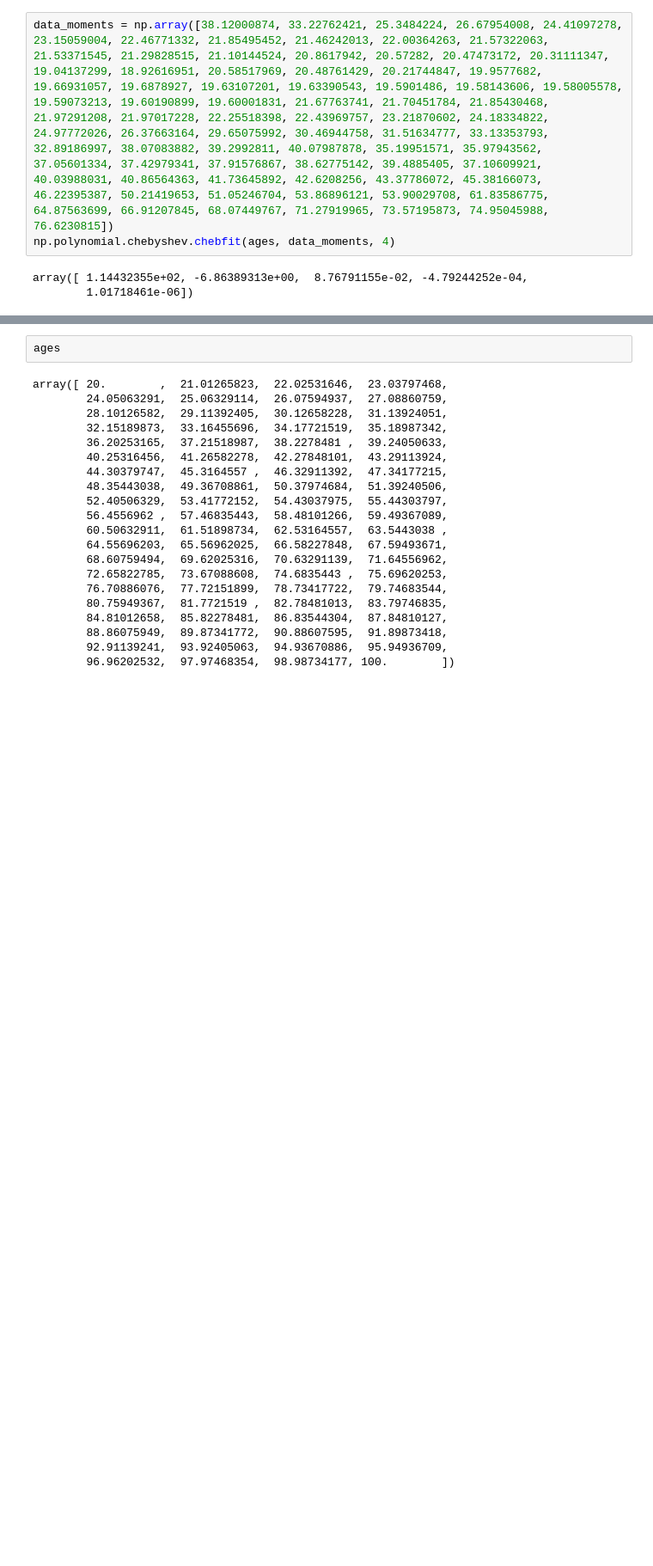
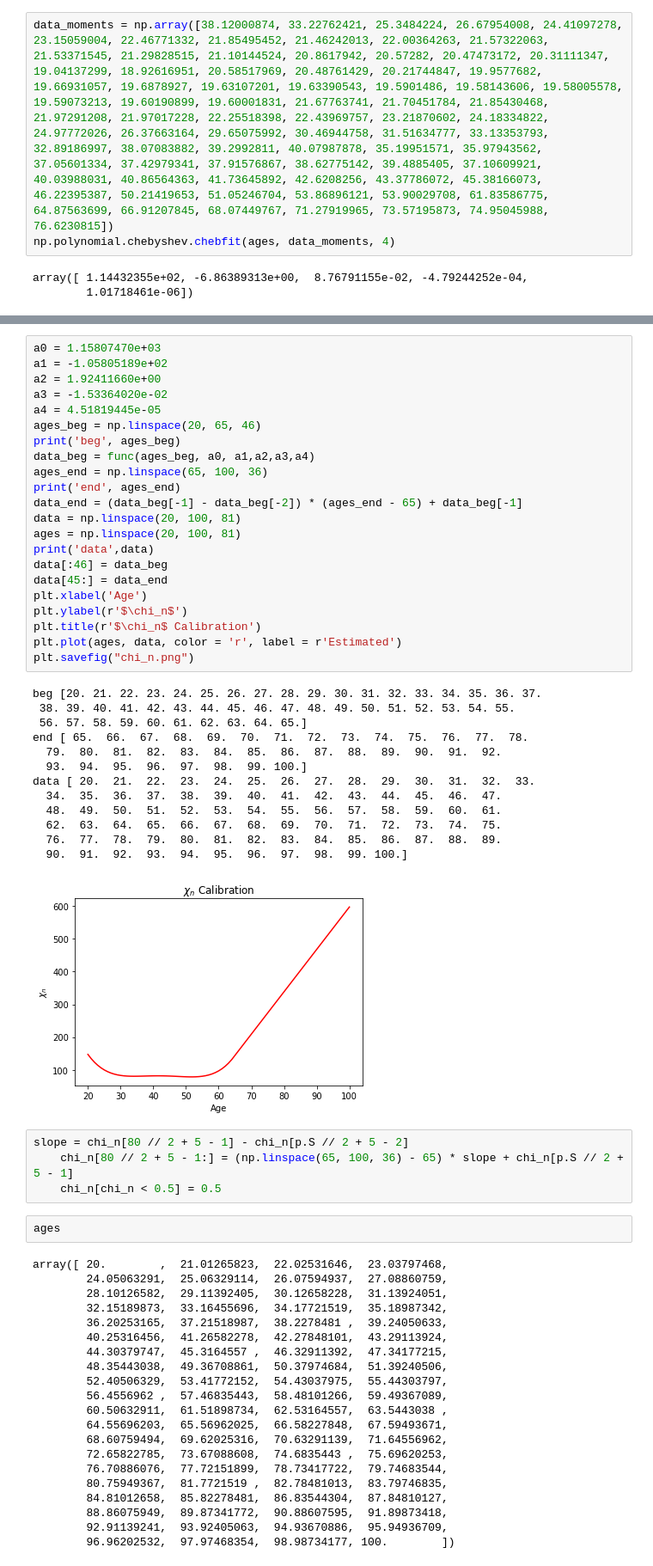
Before and after one commit to keiirizawa/OG-USA, a Jupyter notebook: Chebyshev.ipynb, the cells around one changed output, grey strips where cells are left out. Shown at 86% size. Saved outputs shown, nothing was run; the diff lists cells and outputs as text; blank space fills up the shorter version.

Commit message:
cleaned tax and chi_n calibrations

```diff
--- a/Chebyshev.ipynb
+++ b/Chebyshev.ipynb
@@ -80,3 +104,43 @@ plt.plot(ages, data_moments, color = 'b', label = r'Data')
+# %%
+a0 = 1.15807470e+03
+a1 = -1.05805189e+02
+a2 = 1.92411660e+00
+a3 = -1.53364020e-02
+a4 = 4.51819445e-05
+ages_beg = np.linspace(20, 65, 46)
+print('beg', ages_beg)
+data_beg = func(ages_beg, a0, a1,a2,a3,a4)
+ages_end = np.linspace(65, 100, 36)
+print('end', ages_end)
+data_end = (data_beg[-1] - data_beg[-2]) * (ages_end - 65) + data_beg[-1]
+data = np.linspace(20, 100, 81)
+ages = np.linspace(20, 100, 81)
+print('data',data)
+data[:46] = data_beg
+data[45:] = data_end
+plt.xlabel('Age')
+plt.ylabel(r'$\chi_n$')
+plt.title(r'$\chi_n$ Calibration')
+plt.plot(ages, data, color = 'r', label = r'Estimated')
+plt.savefig("chi_n.png")
+# %% [output]
+beg [20. 21. 22. 23. 24. 25. 26. 27. 28. 29. 30. 31. 32. 33. 34. 35. 36. 37.
+ 38. 39. 40. 41. 42. 43. 44. 45. 46. 47. 48. 49. 50. 51. 52. 53. 54. 55.
+ 56. 57. 58. 59. 60. 61. 62. 63. 64. 65.]
+end [ 65.  66.  67.  68.  69.  70.  71.  72.  73.  74.  75.  76.  77.  78.
+  79.  80.  81.  82.  83.  84.  85.  86.  87.  88.  89.  90.  91.  92.
+  93.  94.  95.  96.  97.  98.  99. 100.]
+data [ 20.  21.  22.  23.  24.  25.  26.  27.  28.  29.  30.  31.  32.  33.
+  34.  35.  36.  37.  38.  39.  40.  41.  42.  43.  44.  45.  46.  47.
+  48.  49.  50.  51.  52.  53.  54.  55.  56.  57.  58.  59.  60.  61.
+  62.  63.  64.  65.  66.  67.  68.  69.  70.  71.  72.  73.  74.  75.
+  76.  77.  78.  79.  80.  81.  82.  83.  84.  85.  86.  87.  88.  89.
+  90.  91.  92.  93.  94.  95.  96.  97.  98.  99. 100.]
+[figure, added]
+# %%
+slope = chi_n[80 // 2 + 5 - 1] - chi_n[p.S // 2 + 5 - 2]
+    chi_n[80 // 2 + 5 - 1:] = (np.linspace(65, 100, 36) - 65) * slope + chi_n[p.S // 2 + 5 - 1]
+    chi_n[chi_n < 0.5] = 0.5
 # %%
 ages
 # %% [output]
```
Also changed, not shown: parts of 11 cells of this notebook, 14 other files.
